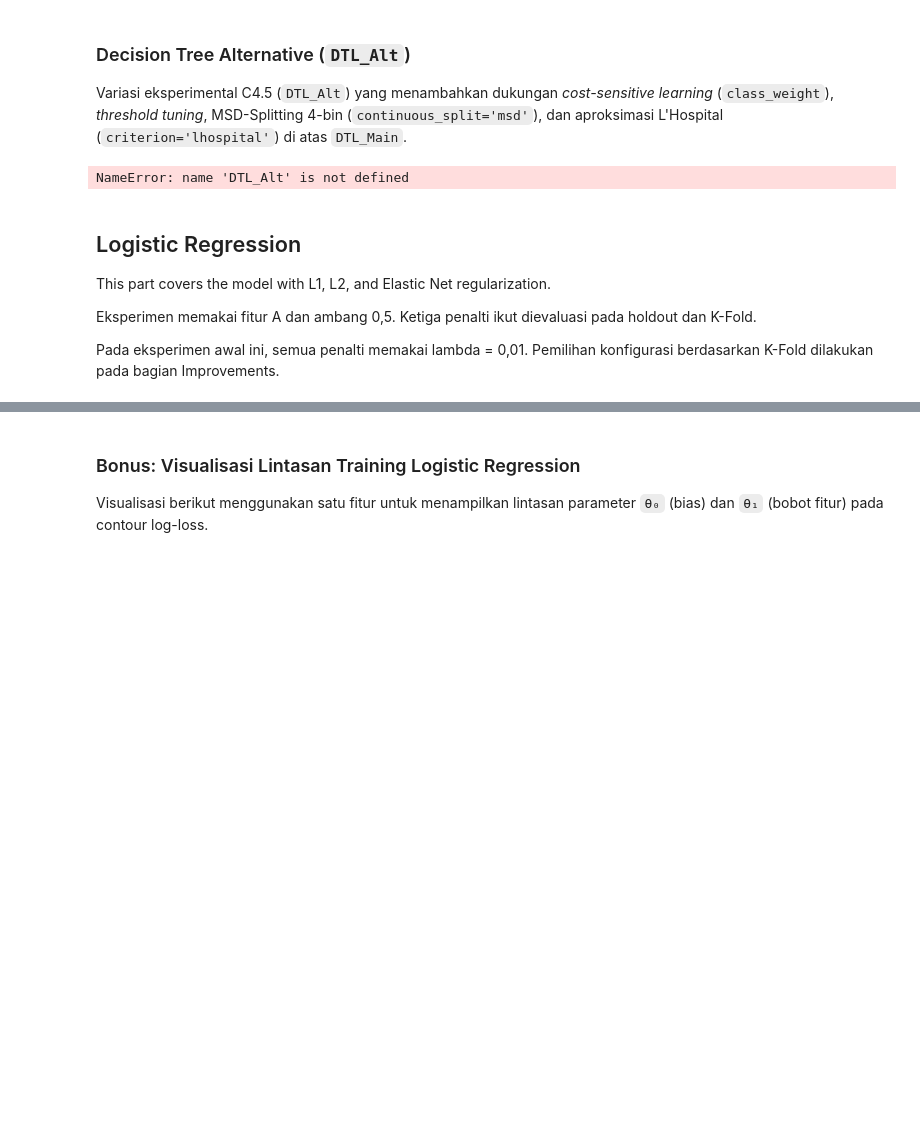
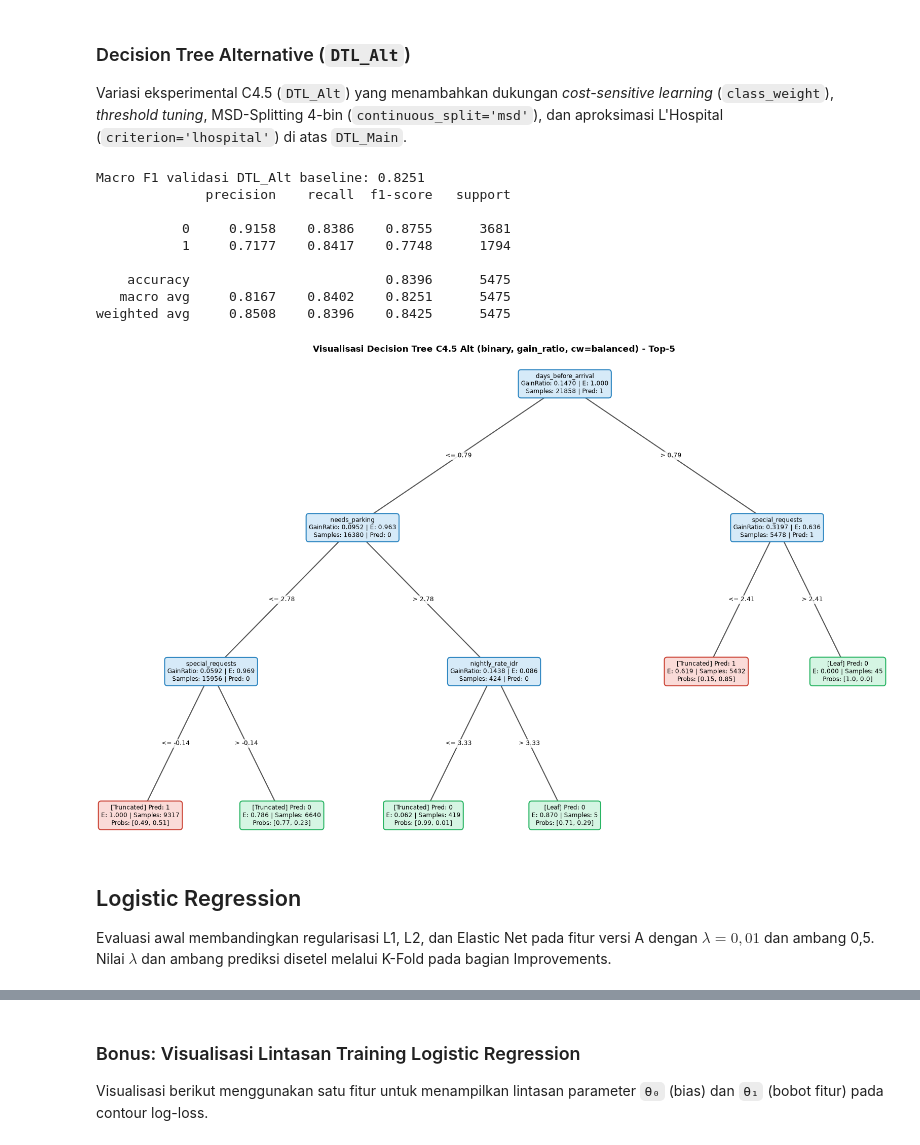
Before and after one commit to Hagon47/IF3170_G24_AyamNutellaBear, a Jupyter notebook: src/notebook/notebook.ipynb, the cells around one changed output, grey strips where cells are left out. Cells and saved outputs as stored; diff of their text form; code cells hidden in the pictures; blank space fills up the shorter version.

```diff
--- a/src/notebook/notebook.ipynb
+++ b/src/notebook/notebook.ipynb
@@ -568,15 +677,14 @@ train booking tidak valid karena ga ada orang: 0
 val booking tidak valid karena ga ada orang: 1
 test booking tidak valid karena ga ada orang: 0
 # %%
-# Gabungkan langkah cleaning untuk dipakai kembali oleh pipeline.
-def clean_reservations(raw_fit, raw_eval):
-    train = raw_fit.drop_duplicates(subset=raw_fit.columns.drop(ID_COL))
+def clean_reservations(raw_fit, raw_eval, drop_duplicates=True):
+    # drop_duplicates=False dipakai pipeline KNN kerabat yang membuang duplikat sendiri (agar baris tetap sejajar)
+    train = raw_fit.drop_duplicates(subset=raw_fit.columns.drop(ID_COL)) if drop_duplicates else raw_fit
     fill = train[NUMERICAL_MISSING].median().to_dict()
     fill.update(train[CATEGORICAL_MISSING].mode().iloc[0].to_dict())
     child_median = train['num_children'].median()
     adult_mode = train.fillna(fill)['num_adults'].mode().iloc[0]
 
-    # Jalankan fungsi persiapan yang sudah dipakai pada Data Preparation.
     frames = []
     for df in (train, raw_eval):
         df = replace_child_outliers(df.fillna(fill), child_median)
@@ -1229,35 +1677,38 @@ Variasi eksperimental C4.5 (`DTL_Alt`) yang menambahkan dukungan *cost-sensitive
 # %%
 from algorithm.DTL_alt import DTL_Alt
 
 dtl_alt_baseline_params = dict(
     max_depth=14,
     min_samples_split=20,
     min_samples_leaf=5,
     class_weight='balanced',
     continuous_split='binary',
     criterion='gain_ratio',
 )
-dtl_alt_model = DTL_Alt(**dtl_alt_baseline_params)
-dtl_alt_model.fit(X_train_a, y_train_a, feature_names=FEATURES_A)
-dtl_alt_pred = dtl_alt_model.predict(X_val_a)
+dtl_alt_model = DTL_Alt(**dtl_alt_baseline_params, categorical_features=DTL_CAT)
+dtl_alt_model.fit(X_train_dtl, y_train_dtl, feature_names=DTL_NAMES)
+dtl_alt_pred = dtl_alt_model.predict(X_val_dtl)
 
 print(f'Macro F1 validasi DTL_Alt baseline: {f1_score(y_val, dtl_alt_pred, zero_division=0, average="macro"):.4f}')
 print(classification_report(y_val, dtl_alt_pred, digits=4))
 
 dtl_alt_model.plot_tree(top_n=5, save_path=CFG.OUTPUT_DIR / 'dtl_alt_tree_baseline.png')
 plt.show()
 # %% [output]
-NameError: name 'DTL_Alt' is not defined
+Macro F1 validasi DTL_Alt baseline: 0.8251
+              precision    recall  f1-score   support
+
+           0     0.9158    0.8386    0.8755      3681
+           1     0.7177    0.8417    0.7748      1794
+
+    accuracy                         0.8396      5475
+   macro avg     0.8167    0.8402    0.8251      5475
+weighted avg     0.8508    0.8396    0.8425      5475
+[figure, added]
 # %% [markdown]
 ## Logistic Regression
 
-This part covers the model with L1, L2, and Elastic Net regularization.
-
-
-Eksperimen memakai fitur A dan ambang 0,5. Ketiga penalti ikut dievaluasi pada holdout dan K-Fold.
-
-
-Pada eksperimen awal ini, semua penalti memakai lambda = 0,01. Pemilihan konfigurasi berdasarkan K-Fold dilakukan pada bagian Improvements.
+Evaluasi awal membandingkan regularisasi L1, L2, dan Elastic Net pada fitur versi A dengan $\lambda = 0{,}01$ dan ambang 0,5. Nilai $\lambda$ dan ambang prediksi disetel melalui K-Fold pada bagian Improvements.
 # %%
 from algorithm.log_regression import LogisticRegression
 
```
Also changed, not shown: parts of 194 cells of this notebook, 2 other files.
